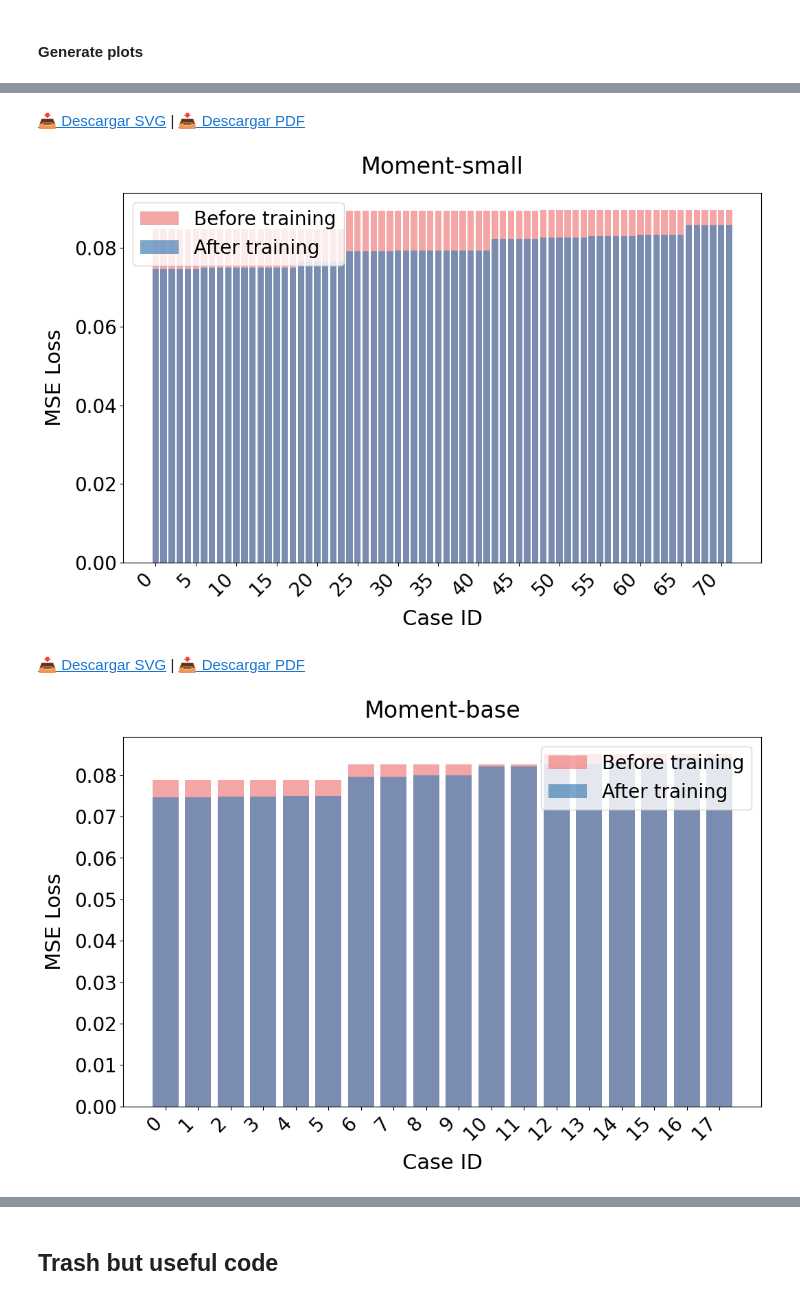
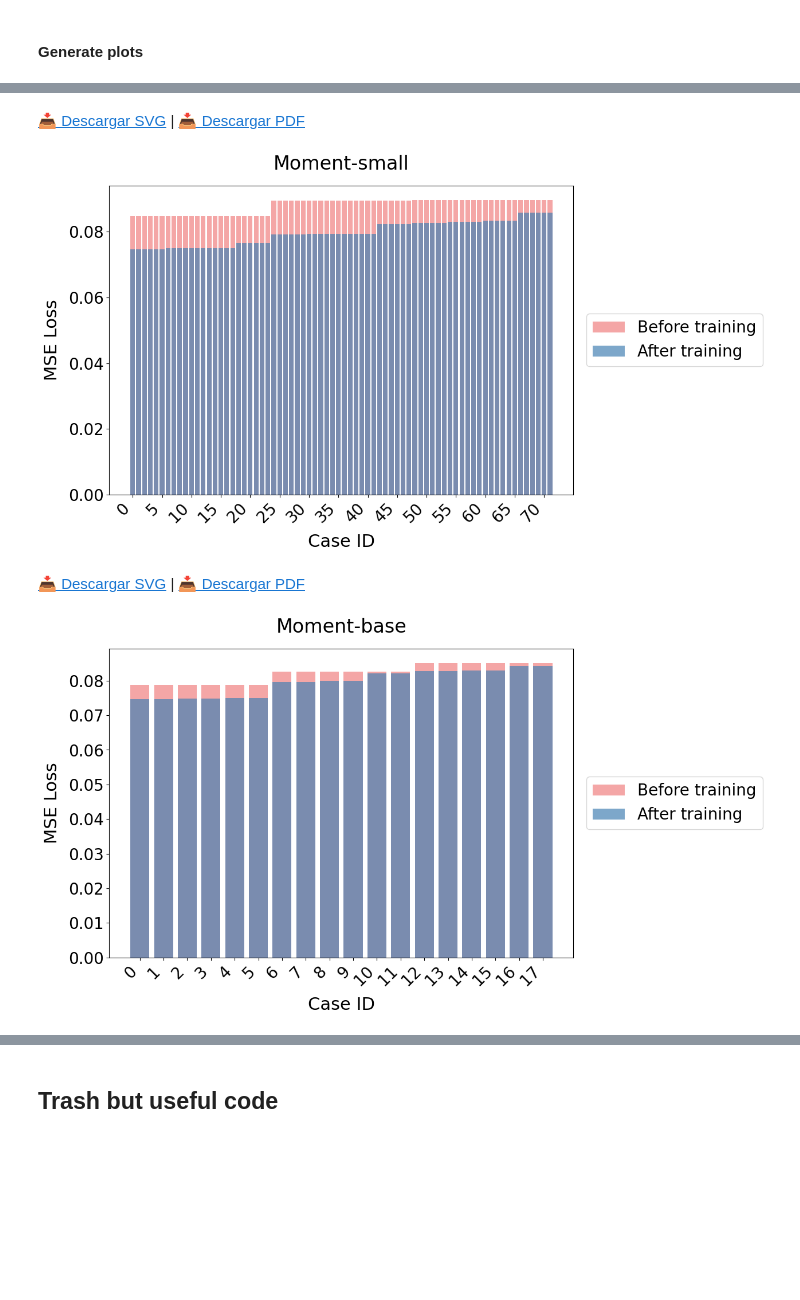
Before and after one commit to misantamaria/deepvats-foundation, a Jupyter notebook: nbs_pipeline/_paper_MVP_mixed_windows.ipynb, the cells around one changed output, grey strips where cells are left out. Drawn from its saved outputs; the diff is of its cells as text; code cells hidden in the pictures; blank space fills up the shorter version.

```diff
--- a/nbs_pipeline/_paper_MVP_mixed_windows.ipynb
+++ b/nbs_pipeline/_paper_MVP_mixed_windows.ipynb
@@ -1493,7 +1453,8 @@ def plot_loss_comparison(
     name="cases_comparison",
     label_step=5,
     titlesize=16,
-    plot_mvp = False
+    plot_mvp=False,
+    legend_position="top"  # Posiciones: "top", "bottom", "left", "right"
 ):
     """
     Genera un gráfico de comparación de pérdidas entre los diferentes casos en el dataset,
@@ -1505,6 +1466,8 @@ def plot_loss_comparison(
     - title: Título del gráfico.
     - name: Nombre del archivo para guardar la imagen.
     - label_step: Cada cuántos pasos mostrar una etiqueta en el eje X para mejorar la legibilidad.
+    - plot_mvp: Si True, muestra una línea de referencia con `mvp_loss`.
+    - legend_position: Posición de la leyenda ("top", "bottom", "left", "right").
     """
     plt.figure(figsize=(12, 7))
 
@@ -1519,25 +1482,39 @@ def plot_loss_comparison(
     plt.bar(x_pos, df_sorted["last_mse"], color="steelblue", label="After training", alpha=0.7)
 
     # Línea horizontal para `mvp_loss`
-    if plot_mvp: plt.axhline(y=mvp_loss, color="red", linestyle="--", linewidth=2, label="MVP")
+    if plot_mvp:
+        plt.axhline(y=mvp_loss, color="red", linestyle="--", linewidth=2, label="MVP")
 
-    # Ajustar el tamaño de las etiquetas de los ejes y la leyenda
+    # Ajustar etiquetas de los ejes
     plt.xlabel("Case ID", fontsize=titlesize-2, labelpad=10)
-    #plt.ylabel("MSE Loss (logarithmic scale)", fontsize=titlesize-2, labelpad=10)
     plt.ylabel("MSE Loss", fontsize=titlesize-2, labelpad=10)
     plt.yticks(fontsize=titlesize-4)
-    plt.legend(fontsize=titlesize-4)
 
-    # Configurar las etiquetas del eje X con inclinación
+    # Configurar etiquetas del eje X con inclinación
     xticks_labels = df_sorted.index
     plt.xticks(ticks=x_pos[::label_step], labels=xticks_labels[::label_step], rotation=45, fontsize=titlesize-4, ha="right")
 
     # Ajustar el título del gráfico
     plt.title(title, fontsize=titlesize, pad=20)
 
+    # Configuración dinámica de la leyenda
+    legend_positions = {
+        "top":    {"loc": "upper center", "bbox_to_anchor": (0.5, 1.15), "ncol": 3, "adjust": {"top": 0.85}},
+        "bottom": {"loc": "upper center", "bbox_to_anchor": (0.5, -0.15), "ncol": 3, "adjust": {"bottom": 0.2}},
+        "left":   {"loc": "center left", "bbox_to_anchor": (-0.25, 0.5), "ncol": 1, "adjust": {"left": 0.2}},
+        "right":  {"loc": "center right", "bbox_to_anchor": (1.425, 0.5), "ncol": 1, "adjust": {"right": 0.8}}
+    }
+
+    if legend_position not in legend_positions:
+        raise ValueError("legend_position debe ser 'top', 'bottom', 'left' o 'right'.")
+
+    legend_config = legend_positions[legend_position]
+    plt.legend(fontsize=titlesize-4, loc=legend_config["loc"], bbox_to_anchor=legend_config["bbox_to_anchor"], ncol=legend_config["ncol"])
+    plt.subplots_adjust(**legend_config["adjust"])  # Ajustar márgenes dinámicamente
+
     # Guardar en SVG y PDF
     save2svg_pdf(name)
-    #plt.yscale("log")
+
     # Mostrar gráfico
     plt.show()
 # %%
@@ -1547,14 +1522,14 @@ df_small.shape
 # %%
 #plot_loss_comparison(df_small, mvp_loss, title="Moment-small Vs MVP", name = "small_vs_mvp", titlesize=24)
-plot_loss_comparison(df_small, mvp_loss, title="Moment-small", name = "small_cases", titlesize=24)
+plot_loss_comparison(df_small, mvp_loss, title="Moment-small", name = "small_cases", titlesize=24, legend_position = "right")
 # %% [output]
 📥 Descargar SVG | 📥 Descargar PDF
-[figure, old version]
+[figure, new version]
 # %%
 #plot_loss_comparison(df_base, mvp_loss, title="Moment-base Vs MVP", name = "base_vs_mvp", label_step = 1, titlesize=24)
-plot_loss_comparison(df_base, mvp_loss, title="Moment-base", name = "base_cases", label_step = 1, titlesize=24)
+plot_loss_comparison(df_base, mvp_loss, title="Moment-base", name = "base_cases", label_step = 1, titlesize=24, legend_position = "right")
 # %% [output]
 📥 Descargar SVG | 📥 Descargar PDF
-[figure, old version]
+[figure, new version]
 # %%
 #plot_loss_comparison(df_large, mvp_loss, title="Moment-large Vs MVP", name="large_vs_mvp", label_step = 1, titlesize=24)
```
Also changed, not shown: parts of 68 cells of this notebook, 28 other files.
